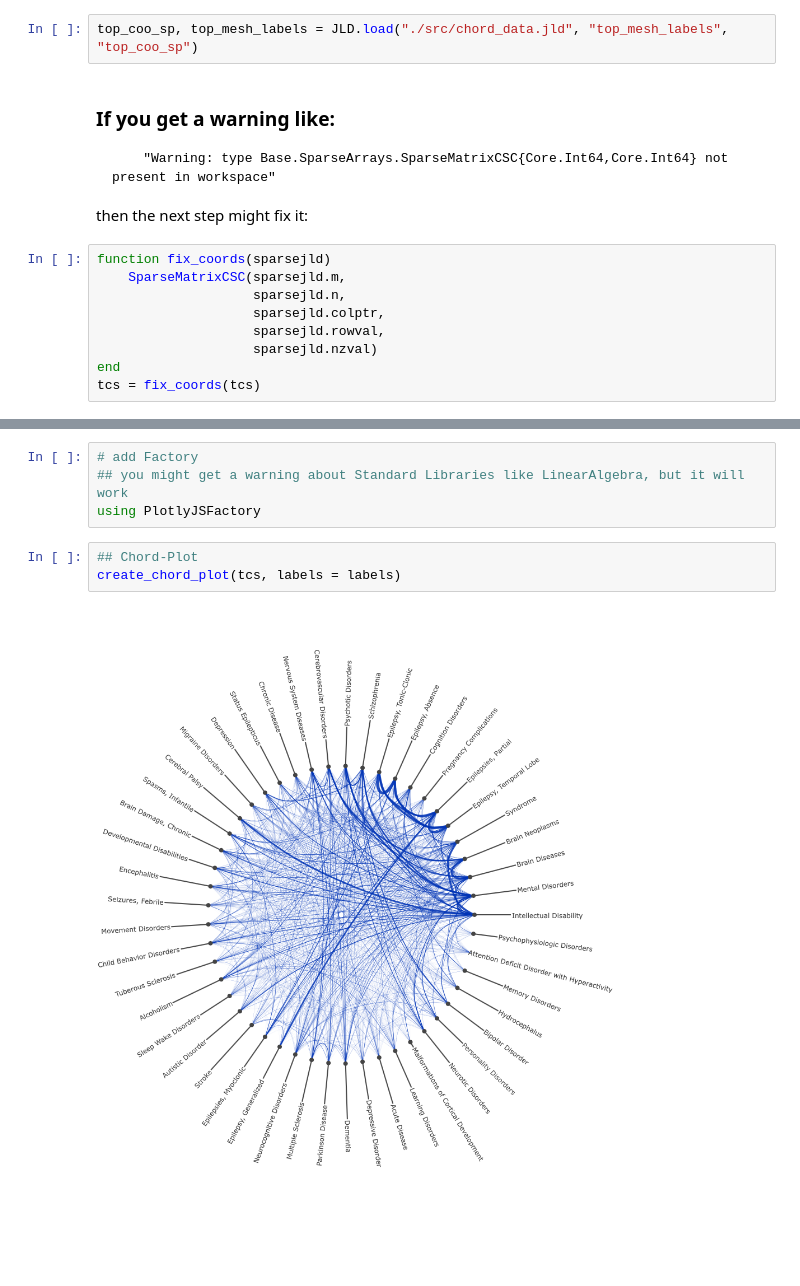
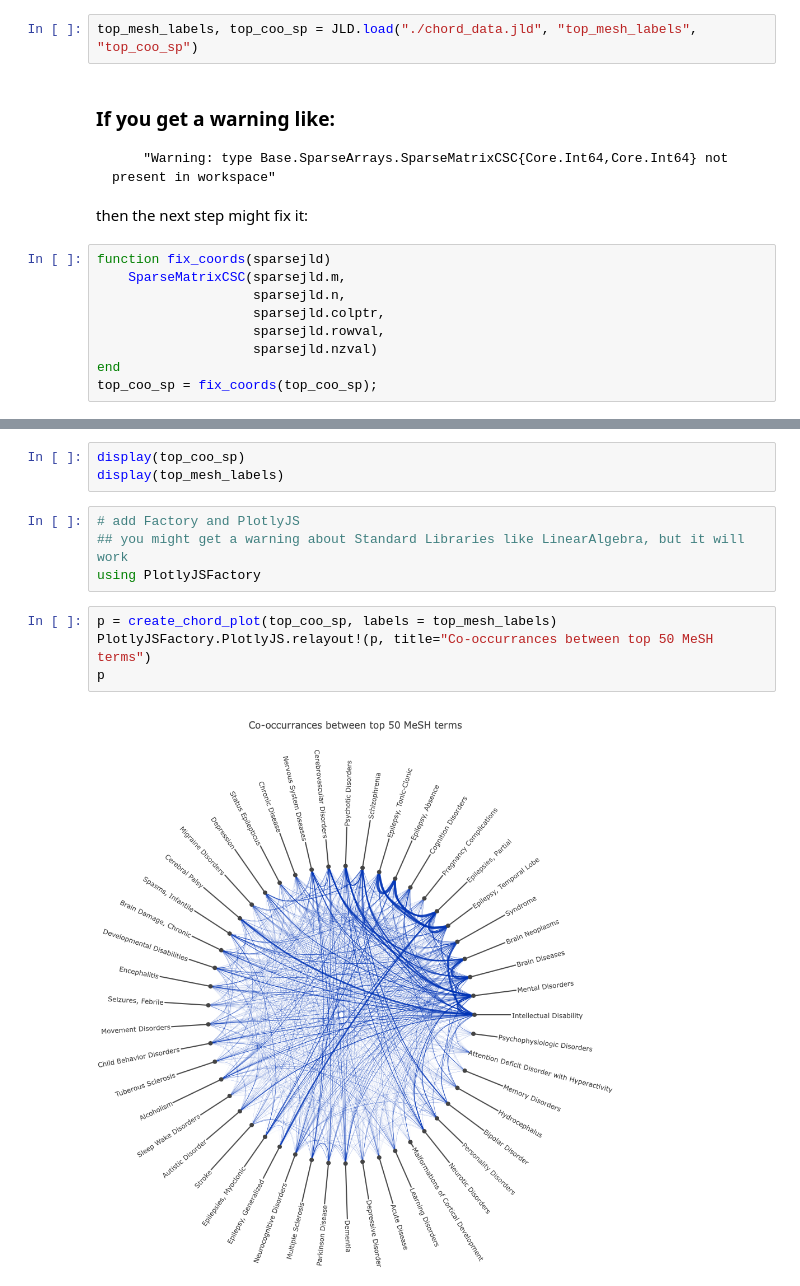
Before and after one commit to mbphil/PlotlyJSFactory.jl, a Jupyter notebook: examples/chord_plot_julia1.ipynb, the cells around one changed output, grey strips where cells are left out. Saved outputs shown, nothing was run; the diff lists cells and outputs as text; blank space fills up the shorter version.

```diff
--- a/examples/chord_plot_julia1.ipynb
+++ b/examples/chord_plot_julia1.ipynb
@@ -15,7 +13,7 @@ This example plots the co-occurrence data embeded in a sparse matrix. The data i
 using JLD
 using SparseArrays
 # %%
-top_coo_sp, top_mesh_labels = JLD.load("./src/chord_data.jld", "top_mesh_labels", "top_coo_sp")
+top_mesh_labels, top_coo_sp = JLD.load("./chord_data.jld", "top_mesh_labels", "top_coo_sp")
 # %% [markdown]
 ### If you get a warning like:
         "Warning: type Base.SparseArrays.SparseMatrixCSC{Core.Int64,Core.Int64} not present in workspace"
@@ -28,4 +26,4 @@ function fix_coords(sparsejld)
                     sparsejld.rowval,
                     sparsejld.nzval)
 end
-tcs = fix_coords(tcs)
+top_coo_sp = fix_coords(top_coo_sp);
@@ -50,9 +30,13 @@ tcs = fix_coords(tcs)
+# %%
+display(top_coo_sp)
+display(top_mesh_labels)
 # %%
-# add Factory
+# add Factory and PlotlyJS
 ## you might get a warning about Standard Libraries like LinearAlgebra, but it will work
 using PlotlyJSFactory
-# %%
-## Chord-Plot
-create_chord_plot(tcs, labels = labels)
-# %% [output]
-[figure, removed]
+# %%
+p = create_chord_plot(top_coo_sp, labels = top_mesh_labels)
+PlotlyJSFactory.PlotlyJS.relayout!(p, title="Co-occurrances between top 50 MeSH terms")
+p
+# %% [output]
+[figure, added]
```
Also changed, not shown: parts of 6 cells of this notebook.
